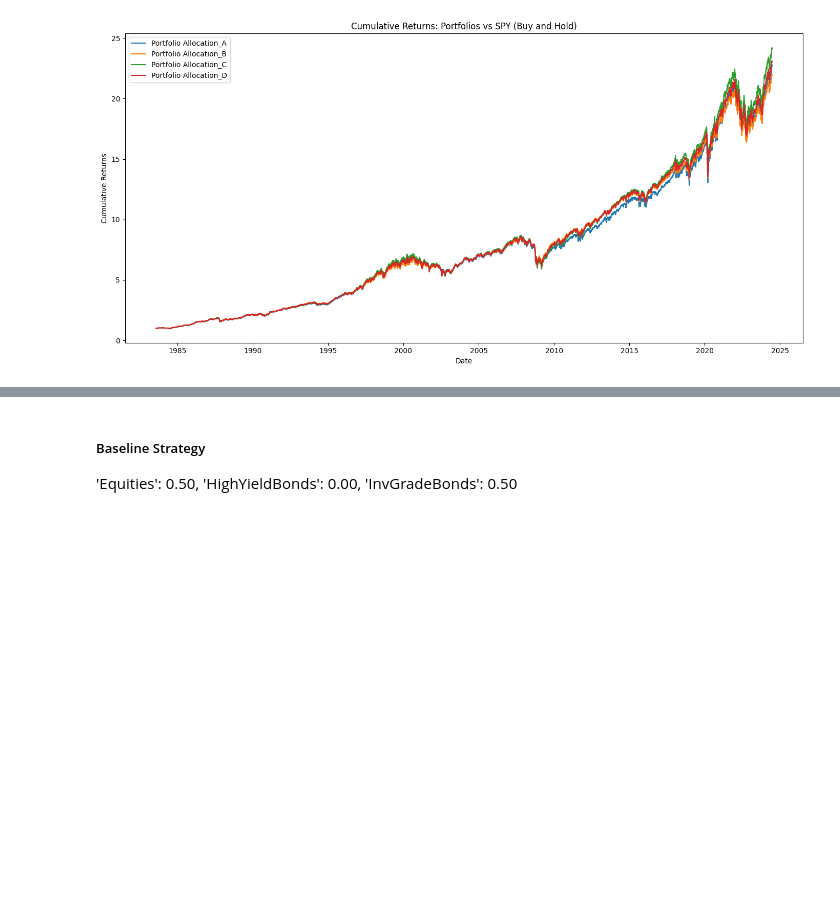
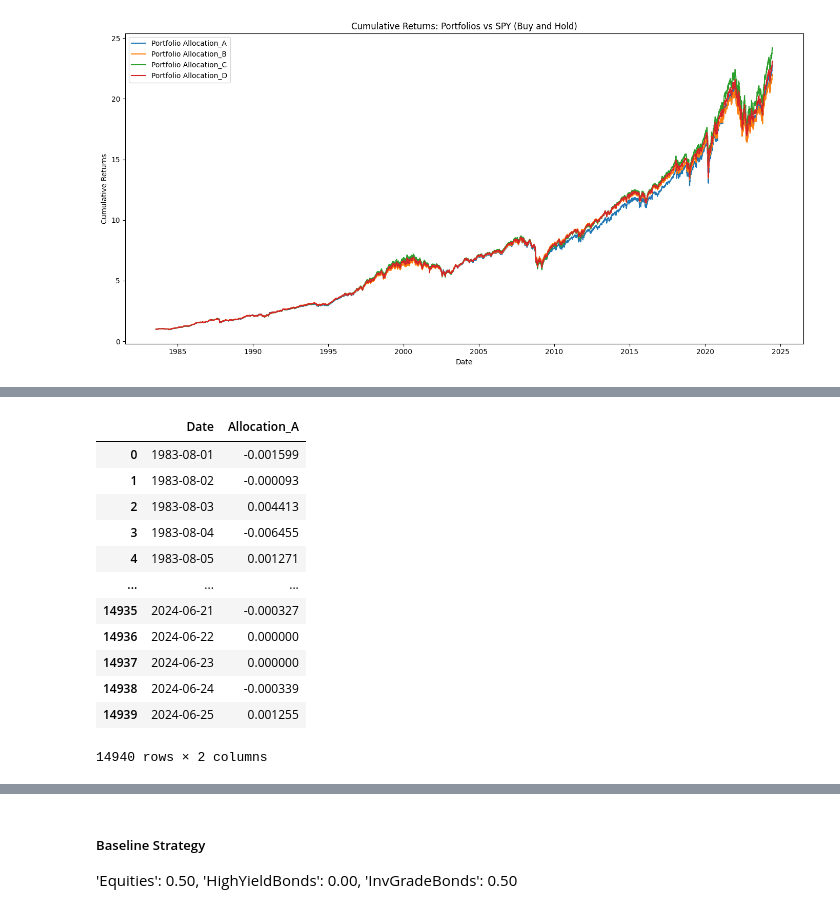
Before and after one commit to XiaozheZhangLehigh/Evaluating-the-Role-of-High-Yield-Bonds, a Jupyter notebook: NewData_Rebalancing_Code.ipynb, the cells around one changed output, grey strips where cells are left out. Drawn from its saved outputs; the diff is of its cells as text; code cells hidden in the pictures; blank space fills up the shorter version.

Commit message:
update for customized rebalance

```diff
--- a/NewData_Rebalancing_Code.ipynb
+++ b/NewData_Rebalancing_Code.ipynb
@@ -367,0 +221,11 @@ performance_df
+# %%
+# Iterate over each allocation's returns and calculate performance metrics
+performance_metrics = {}
+for allocation_name, returns in daily_rebalancing_dict.items():
+    performance_metrics[allocation_name] = calculate_performance_metrics(returns)
+
+# Convert the performance metrics dictionary to a DataFrame
+performance_df = pd.DataFrame(performance_metrics, index=['Total Return', 'Annualized Return', 'Annualized Volatility', 'Sharpe Ratio', 'Max Drawdown', 'Max Drawdown Date']).T
+
+# Print the DataFrame
+performance_df
@@ -367,0 +488,2 @@ performance_df
+# %%
+portfolio_daily_returns_dict, cumulative_product_dict, portfolio_values = backtest_portfolios(allocations_df, start_date, end_date, rebalance_freq='M')
@@ -367,0 +512,24 @@ performance_df
+# %%
+import pandas as pd
+
+# Get the series for 'Allocation_A'
+allocation_a_series = portfolio_daily_returns_dict.get('Allocation_A')
+
+# Convert the series to a DataFrame
+allocation_a_df = allocation_a_series.reset_index()
+allocation_a_df.columns = ['Date', 'Allocation_A']
+allocation_a_df
+# %% [output]
+|  | Date | Allocation_A |
+| 0 | 1983-08-01 | -0.001599 |
+| 1 | 1983-08-02 | -0.000093 |
+| 2 | 1983-08-03 | 0.004413 |
+| 3 | 1983-08-04 | -0.006455 |
+| 4 | 1983-08-05 | 0.001271 |
+| ... | ... | ... |
+| 14935 | 2024-06-21 | -0.000327 |
+| 14936 | 2024-06-22 | 0.000000 |
+| 14937 | 2024-06-23 | 0.000000 |
+| 14938 | 2024-06-24 | -0.000339 |
+| 14939 | 2024-06-25 | 0.001255 |
+14940 rows × 2 columns
```
Also changed, not shown: parts of 38 cells of this notebook, 9 other files.
